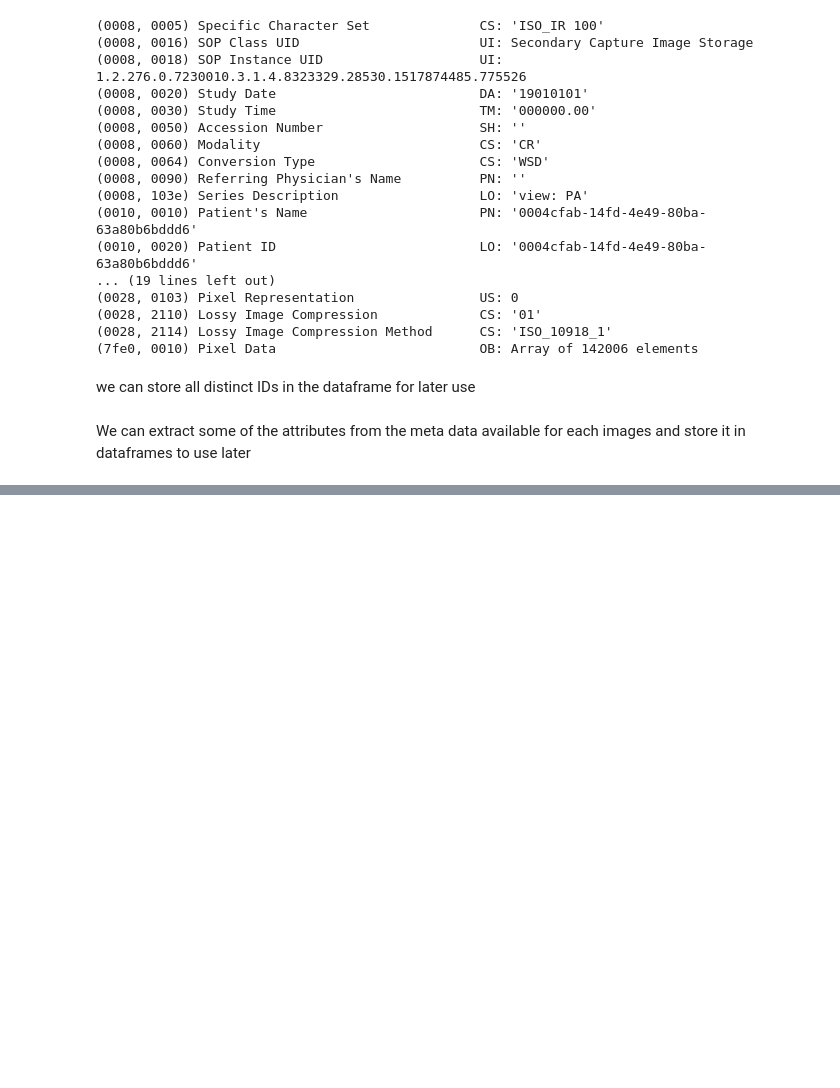
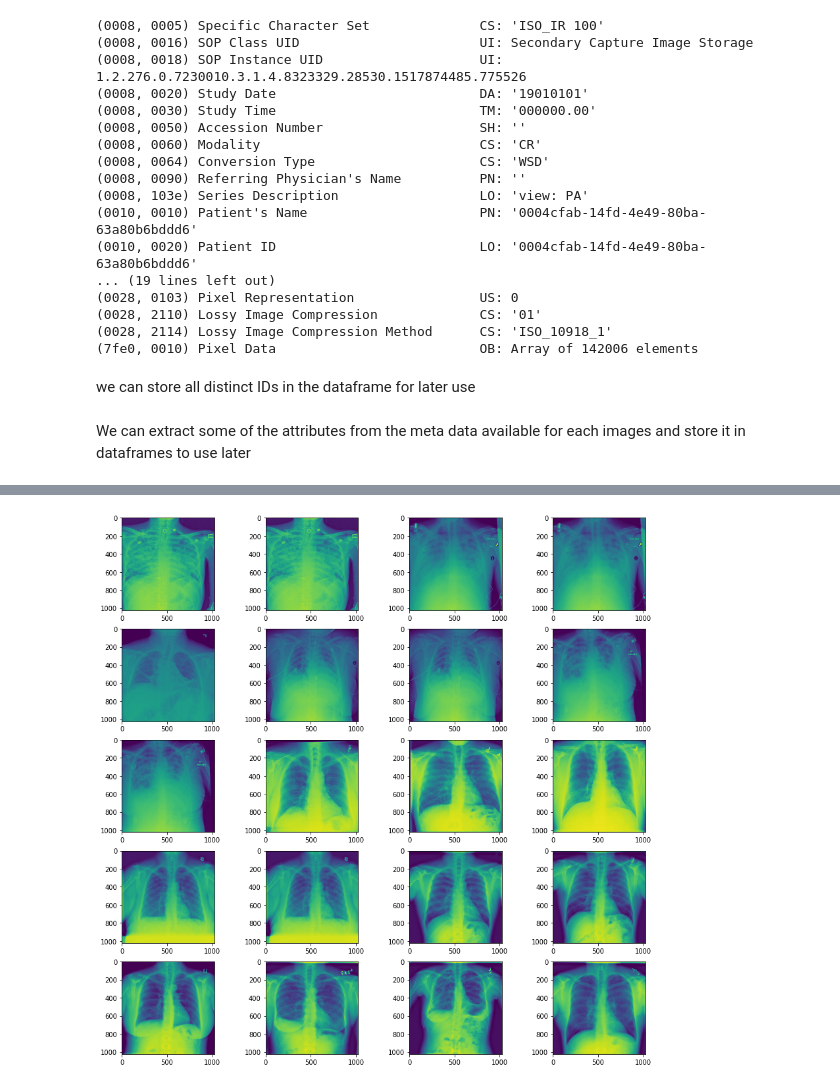
Before and after one commit to aimllearning/CapstoneProject, a Jupyter notebook: CapstoneProject_CV.ipynb, the cells around one changed output, grey strips where cells are left out. Saved outputs shown, nothing was run; the diff lists cells and outputs as text; code cells hidden in the pictures; blank space fills up the shorter version.

```diff
--- a/CapstoneProject_CV.ipynb
+++ b/CapstoneProject_CV.ipynb
@@ -146,0 +248,26 @@ patientInfo.dtypes
+# %%
+def draw_img(patient_id, title=None):
+    dcm_file = 'Data/DCM_Train_Images/%s.dcm' % patient_id
+    dcm_data = pydicom.read_file(dcm_file)
+    plt.imshow(dcm_data.pixel_array)
+    if title is not None:
+        plt.title(title)
+# %%
+patients_greater_100 = patientInfo[patientInfo['patientAge']>=100]
+patients_less_5 = patientInfo[patientInfo['patientAge']<=5]
+patients_mid_age = patientInfo[(patientInfo['patientAge']>=30) & (patientInfo['patientAge']<= 50)]
+# %%
+def draw_grid(arr_patients, rows=5, columns=4, titles=None, figsize=(15, 15)):
+    fig=plt.figure(figsize=figsize)
+    for i in range(1, columns*rows + 1):
+        if(i <= len(arr_patients)):
+            fig.add_subplot(rows, columns, i)
+            if titles is None:
+                    draw_img(arr_patients[i - 1])
+            else:
+                    draw_img(arr_patients[i - 1], title=titles[i - 1])
+    plt.show()
+# %%
+draw_grid(patients_mid_age['patientId'].tolist())
+# %% [output]
+[figure, added]
```
Also changed, not shown: parts of 17 cells of this notebook.
